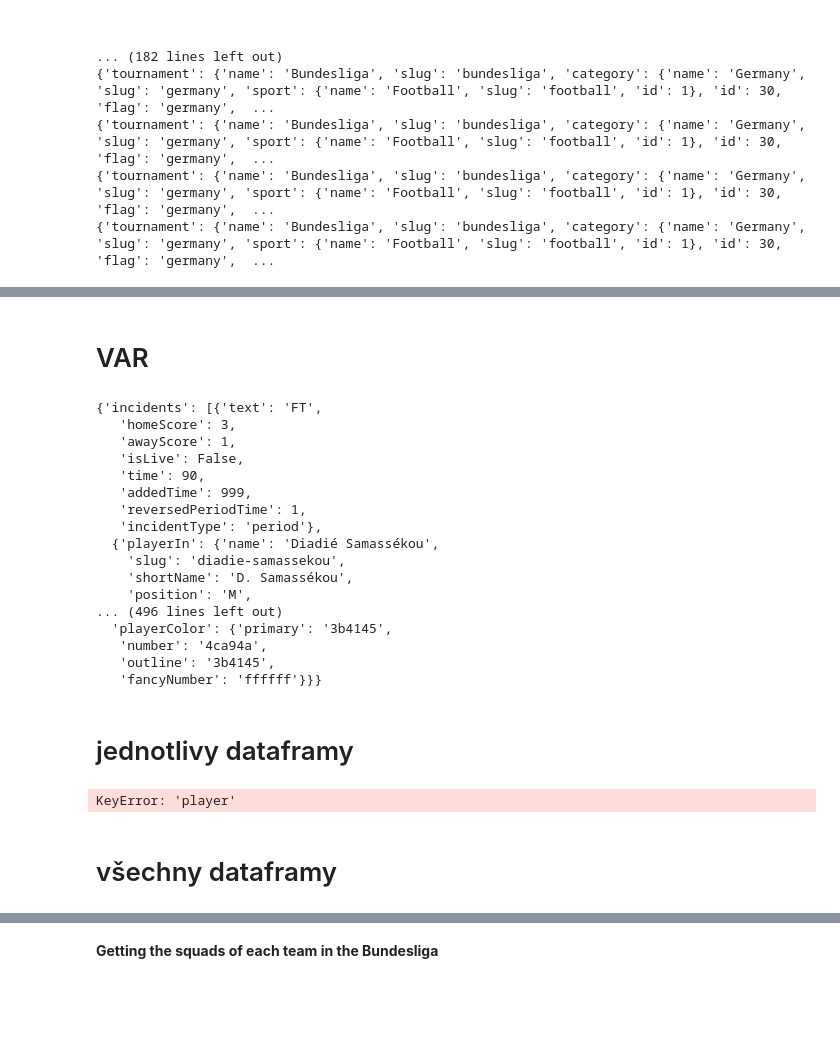
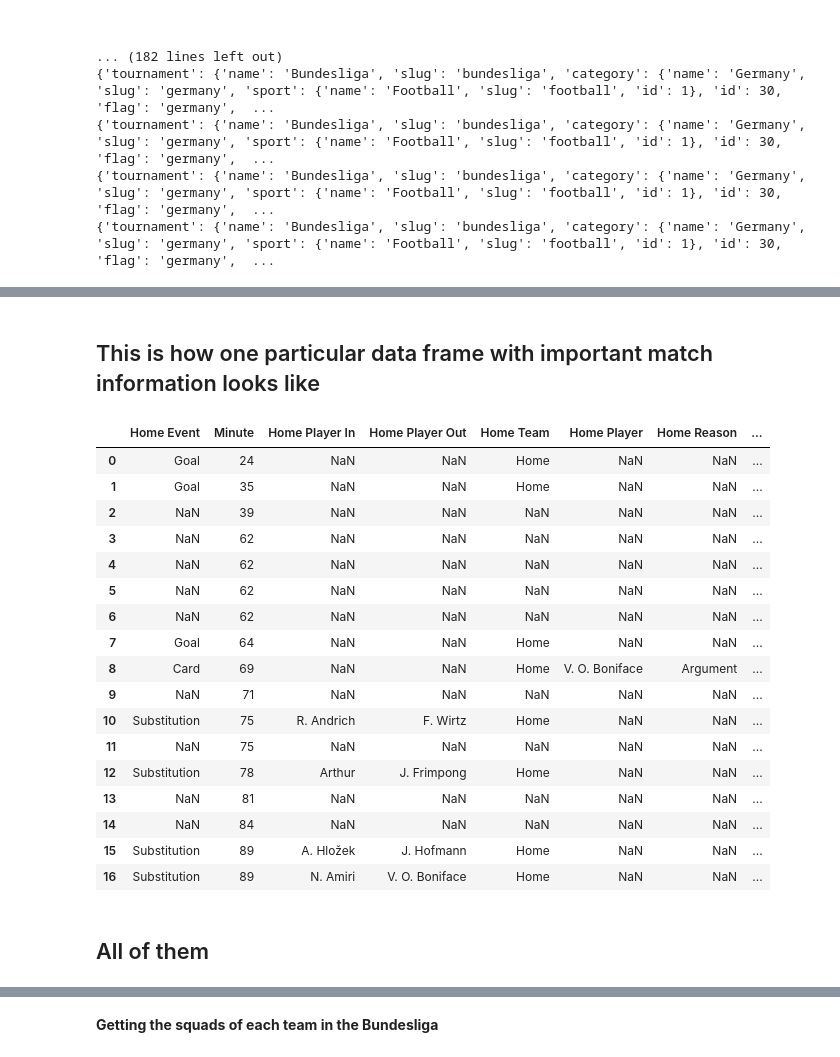
Before and after one commit to filiprulisek/PythonDataIES, a Jupyter notebook: Project_Hadzic_Rulisek.ipynb, the cells around one changed output, grey strips where cells are left out. Cells and saved outputs as stored; diff of their text form; code cells hidden in the pictures; blank space fills up the shorter version.

```diff
--- a/Project_Hadzic_Rulisek.ipynb
+++ b/Project_Hadzic_Rulisek.ipynb
@@ -878,33 +266,28 @@ all_incidents[7]
-# %% [markdown]
-# VAR
-# %%
-all_incidents[22]
-# %% [output]
-{'incidents': [{'text': 'FT',
-   'homeScore': 3,
-   'awayScore': 1,
-   'isLive': False,
-   'time': 90,
-   'addedTime': 999,
-   'reversedPeriodTime': 1,
-   'incidentType': 'period'},
-  {'playerIn': {'name': 'Diadié Samassékou',
-    'slug': 'diadie-samassekou',
-    'shortName': 'D. Samassékou',
-    'position': 'M',
-... (496 lines left out)
-  'playerColor': {'primary': '3b4145',
-   'number': '4ca94a',
-   'outline': '3b4145',
-   'fancyNumber': 'ffffff'}}}
-# %% [markdown]
-# jednotlivy dataframy
+# %% [markdown]
+## This is how one particular data frame with important match information looks like
 # %%
-create_dataframe(extract_events(all_incidents[7]))
+create_dataframe(extract_events(all_incidents[1]))
 # %% [output]
-KeyError: 'player'
+|  | Home Event | Minute | Home Player In | Home Player Out | Home Team | Home Player | Home Reason | ... |
+| 0 | Goal | 24 | NaN | NaN | Home | NaN | NaN | ... |
+| 1 | Goal | 35 | NaN | NaN | Home | NaN | NaN | ... |
+| 2 | NaN | 39 | NaN | NaN | NaN | NaN | NaN | ... |
+| 3 | NaN | 62 | NaN | NaN | NaN | NaN | NaN | ... |
+| 4 | NaN | 62 | NaN | NaN | NaN | NaN | NaN | ... |
+| 5 | NaN | 62 | NaN | NaN | NaN | NaN | NaN | ... |
+| 6 | NaN | 62 | NaN | NaN | NaN | NaN | NaN | ... |
+| 7 | Goal | 64 | NaN | NaN | Home | NaN | NaN | ... |
+| 8 | Card | 69 | NaN | NaN | Home | V. O. Boniface | Argument | ... |
+| 9 | NaN | 71 | NaN | NaN | NaN | NaN | NaN | ... |
+| 10 | Substitution | 75 | R. Andrich | F. Wirtz | Home | NaN | NaN | ... |
+| 11 | NaN | 75 | NaN | NaN | NaN | NaN | NaN | ... |
+| 12 | Substitution | 78 | Arthur | J. Frimpong | Home | NaN | NaN | ... |
+| 13 | NaN | 81 | NaN | NaN | NaN | NaN | NaN | ... |
+| 14 | NaN | 84 | NaN | NaN | NaN | NaN | NaN | ... |
+| 15 | Substitution | 89 | A. Hložek | J. Hofmann | Home | NaN | NaN | ... |
+| 16 | Substitution | 89 | N. Amiri | V. O. Boniface | Home | NaN | NaN | ... |
-# %% [markdown]
-# všechny dataframy
+# %% [markdown]
+## All of them
 # %%
 for i in range(306):
   print(create_dataframe(extract_events(all_incidents[i])))
```
Also changed, not shown: parts of 53 cells of this notebook.
